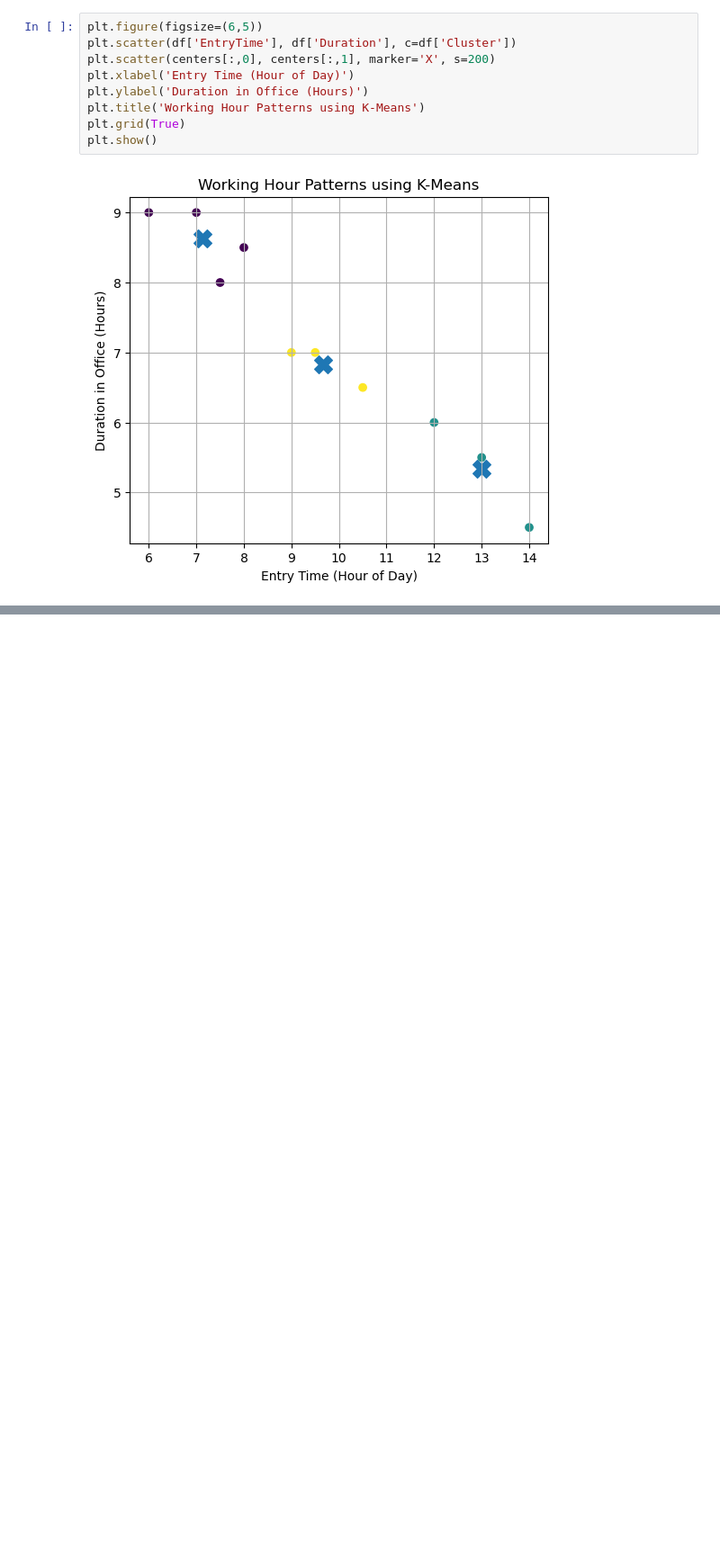
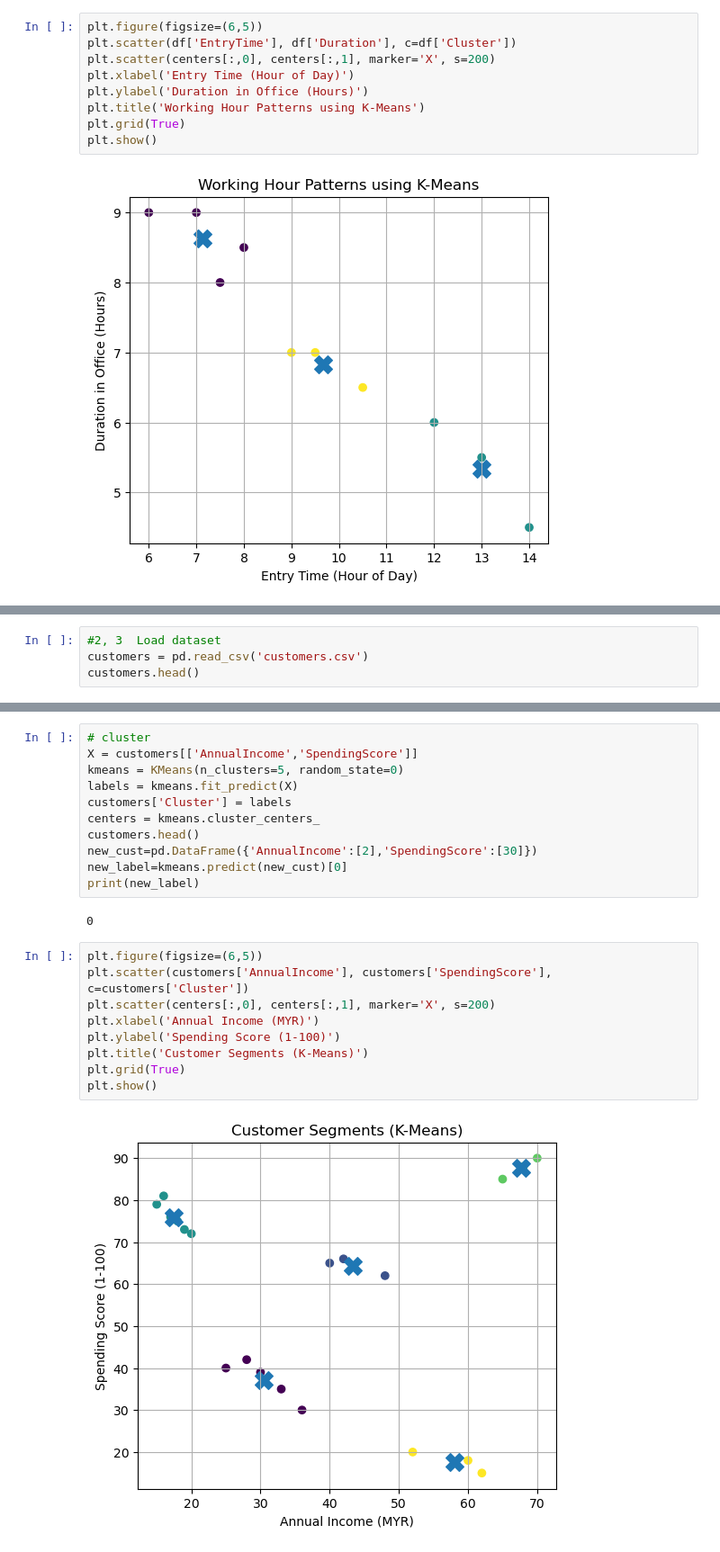
Before and after one commit to salman1256/aimltraining, a Jupyter notebook: Day-17(II)/K-MeansAlgoEx.ipynb, the cells around one changed output, grey strips where cells are left out. Shown at 90% size. Drawn from its saved outputs; the diff is of its cells as text; blank space fills up the shorter version.

```diff
--- a/Day-17(II)/K-MeansAlgoEx.ipynb
+++ b/Day-17(II)/K-MeansAlgoEx.ipynb
@@ -90,0 +96,4 @@ plt.show()
+# %%
+#2, 3  Load dataset
+customers = pd.read_csv('customers.csv')
+customers.head()
@@ -90,0 +107,24 @@ plt.show()
+# %%
+# cluster
+X = customers[['AnnualIncome','SpendingScore']]
+kmeans = KMeans(n_clusters=5, random_state=0)
+labels = kmeans.fit_predict(X)
+customers['Cluster'] = labels
+centers = kmeans.cluster_centers_
+customers.head()
+new_cust=pd.DataFrame({'AnnualIncome':[2],'SpendingScore':[30]})
+new_label=kmeans.predict(new_cust)[0]
+print(new_label)
+# %% [output]
+0
+# %%
+plt.figure(figsize=(6,5))
+plt.scatter(customers['AnnualIncome'], customers['SpendingScore'], c=customers['Cluster'])
+plt.scatter(centers[:,0], centers[:,1], marker='X', s=200)
+plt.xlabel('Annual Income (MYR)')
+plt.ylabel('Spending Score (1-100)')
+plt.title('Customer Segments (K-Means)')
+plt.grid(True)
+plt.show()
+# %% [output]
+[figure, added]
```
Also changed, not shown: parts of 4 cells of this notebook.
